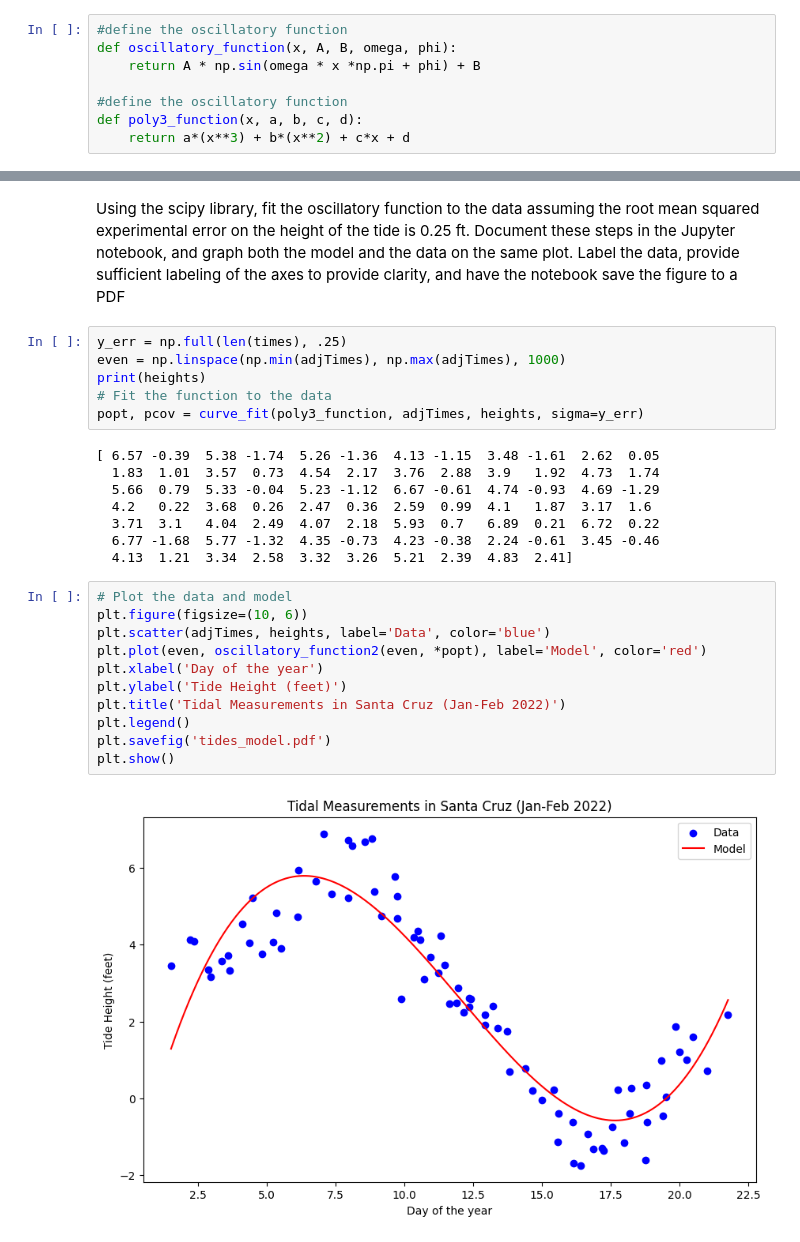
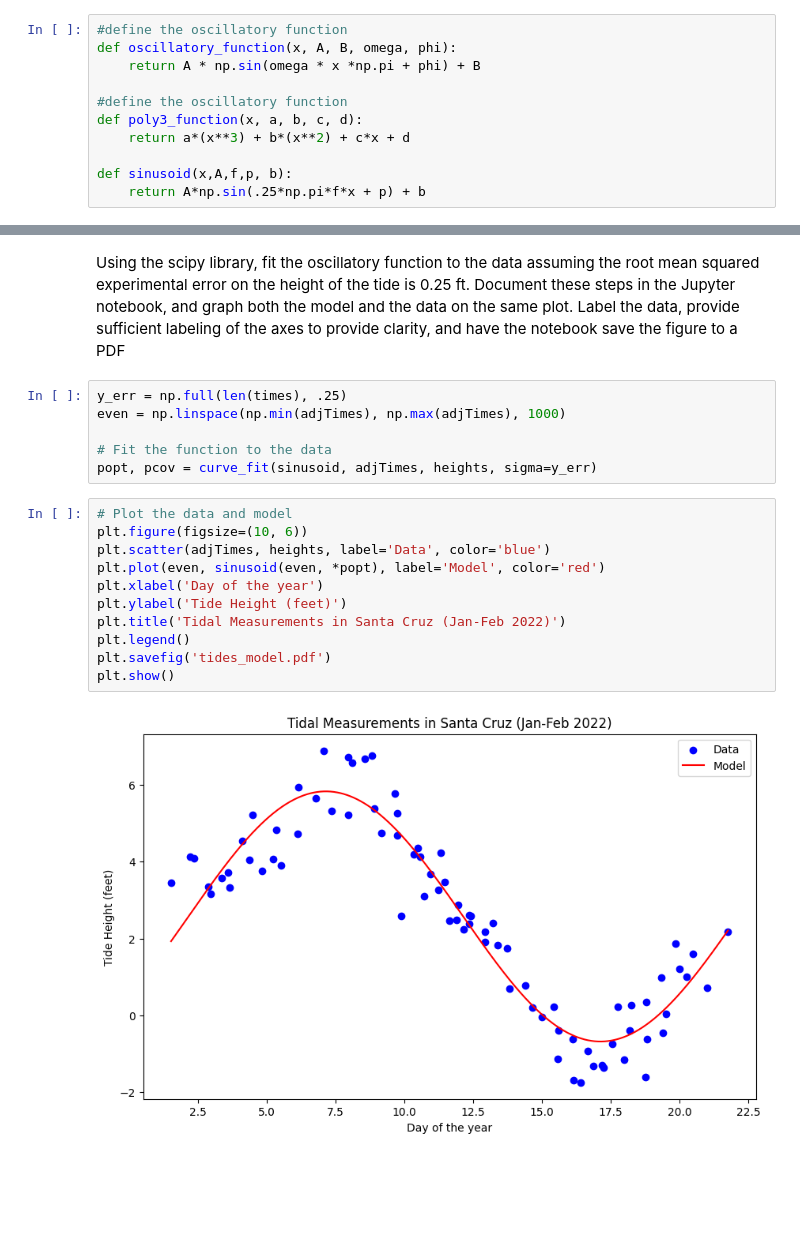
Before and after one commit to atothsmi/astr19-group-project, a Jupyter notebook: test.ipynb, the cells around one changed output, grey strips where cells are left out. Saved outputs shown, nothing was run; the diff lists cells and outputs as text; blank space fills up the shorter version.

Commit message:
testing sinusoid function

```diff
--- a/test.ipynb
+++ b/test.ipynb
@@ -12,6 +12,9 @@ def oscillatory_function(x, A, B, omega, phi):
 #define the oscillatory function
 def poly3_function(x, a, b, c, d):
     return a*(x**3) + b*(x**2) + c*x + d
+
+def sinusoid(x,A,f,p, b):
+    return A*np.sin(.25*np.pi*f*x + p) + b
 # %%
 def minutes_to_hours(time_str):
     hours, minutes = map(int, time_str.split(':'))
@@ -30,27 +33,19 @@ Using the scipy library, fit the oscillatory function to the data assuming the r
 # %%
 y_err = np.full(len(times), .25)
 even = np.linspace(np.min(adjTimes), np.max(adjTimes), 1000)
-print(heights)
+
 # Fit the function to the data
-popt, pcov = curve_fit(poly3_function, adjTimes, heights, sigma=y_err)
+popt, pcov = curve_fit(sinusoid, adjTimes, heights, sigma=y_err)
-# %% [output]
-[ 6.57 -0.39  5.38 -1.74  5.26 -1.36  4.13 -1.15  3.48 -1.61  2.62  0.05
-  1.83  1.01  3.57  0.73  4.54  2.17  3.76  2.88  3.9   1.92  4.73  1.74
-  5.66  0.79  5.33 -0.04  5.23 -1.12  6.67 -0.61  4.74 -0.93  4.69 -1.29
-  4.2   0.22  3.68  0.26  2.47  0.36  2.59  0.99  4.1   1.87  3.17  1.6
-  3.71  3.1   4.04  2.49  4.07  2.18  5.93  0.7   6.89  0.21  6.72  0.22
-  6.77 -1.68  5.77 -1.32  4.35 -0.73  4.23 -0.38  2.24 -0.61  3.45 -0.46
-  4.13  1.21  3.34  2.58  3.32  3.26  5.21  2.39  4.83  2.41]
 # %%
 # Plot the data and model
 plt.figure(figsize=(10, 6))
 plt.scatter(adjTimes, heights, label='Data', color='blue')
-plt.plot(even, oscillatory_function2(even, *popt), label='Model', color='red')
+plt.plot(even, sinusoid(even, *popt), label='Model', color='red')
 plt.xlabel('Day of the year')
 plt.ylabel('Tide Height (feet)')
 plt.title('Tidal Measurements in Santa Cruz (Jan-Feb 2022)')
 plt.legend()
 plt.savefig('tides_model.pdf')
 plt.show()
 # %% [output]
-[figure, old version]
+[figure, new version]
```
Also changed, not shown: 1 other file.
